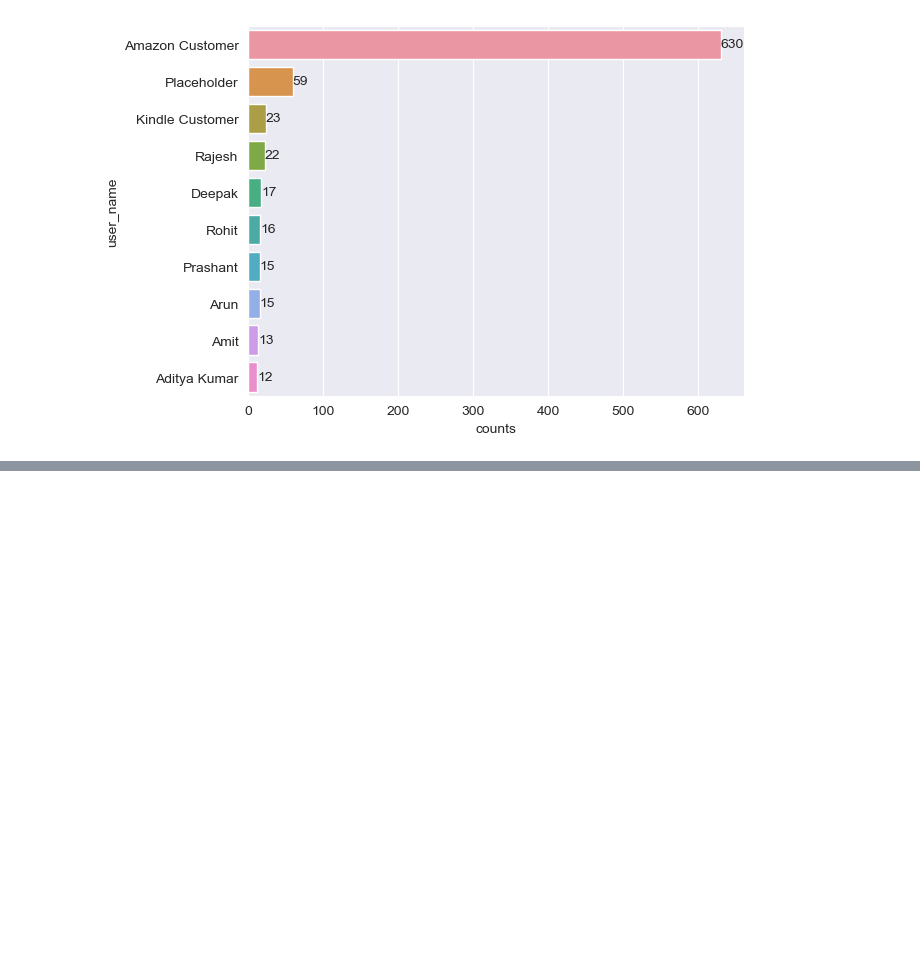
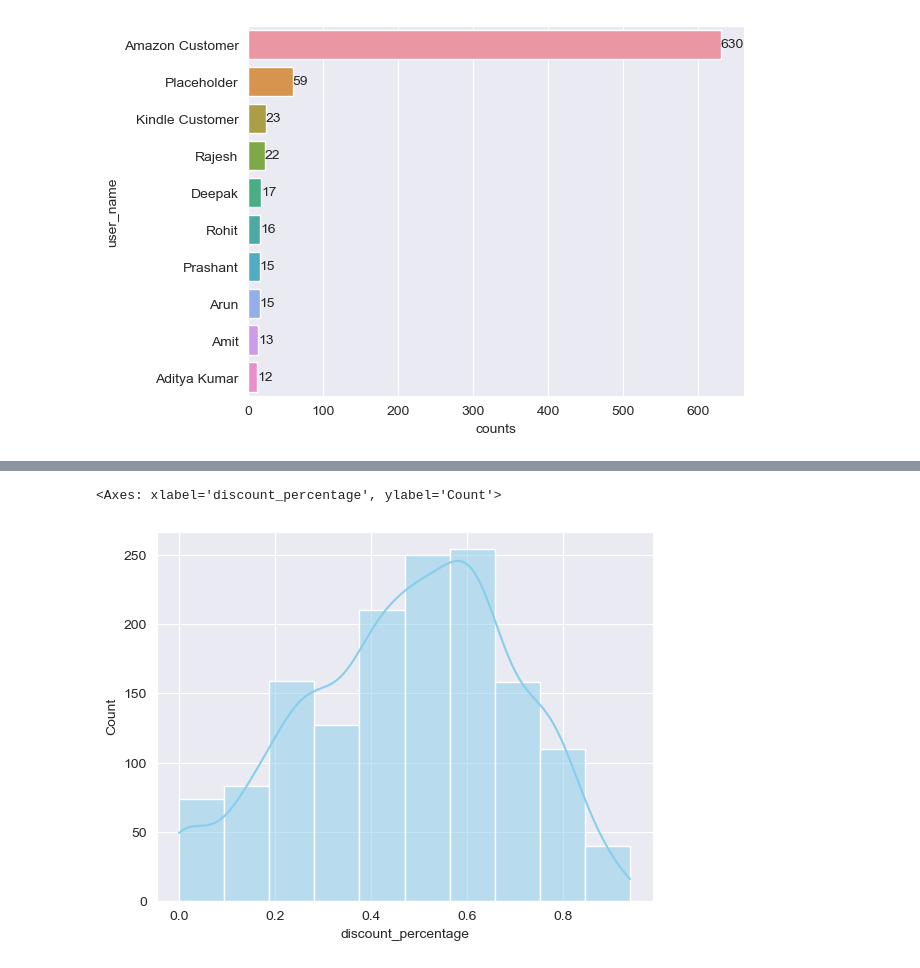
Before and after one commit to Bidkar2912/Amazon_Sales, a Jupyter notebook: Amazon_Sales_Analysis.ipynb, the cells around one changed output, grey strips where cells are left out. Cells and saved outputs as stored; diff of their text form; code cells hidden in the pictures; blank space fills up the shorter version.

```diff
--- a/Amazon_Sales_Analysis.ipynb
+++ b/Amazon_Sales_Analysis.ipynb
@@ -533,0 +559,6 @@ plt.show()
+# %%
+sns.histplot(data = df, x = 'discount_percentage',bins = 10,
+             kde = True, color = 'Skyblue')
+# %% [output]
+<Axes: xlabel='discount_percentage', ylabel='Count'>
+[figure, added]
```
Also changed, not shown: parts of 5 cells of this notebook.
